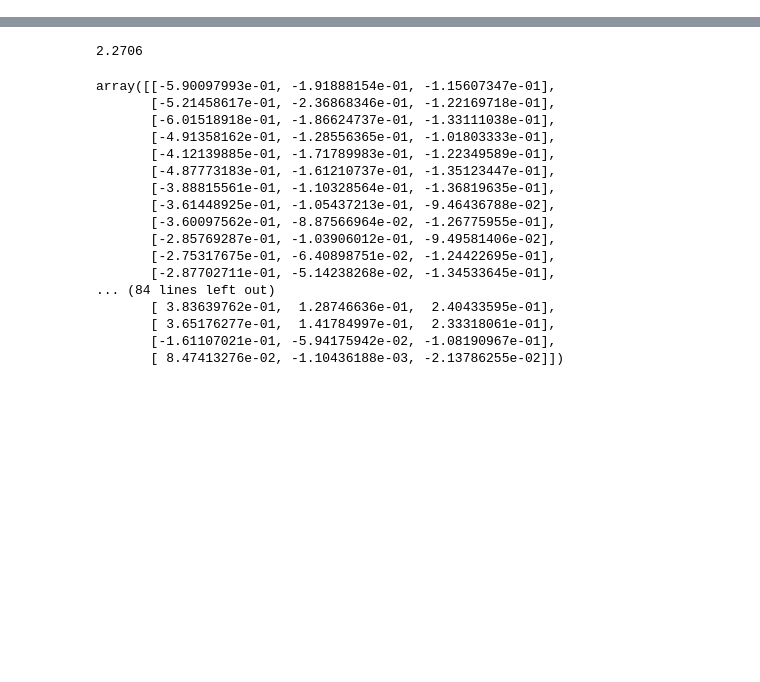
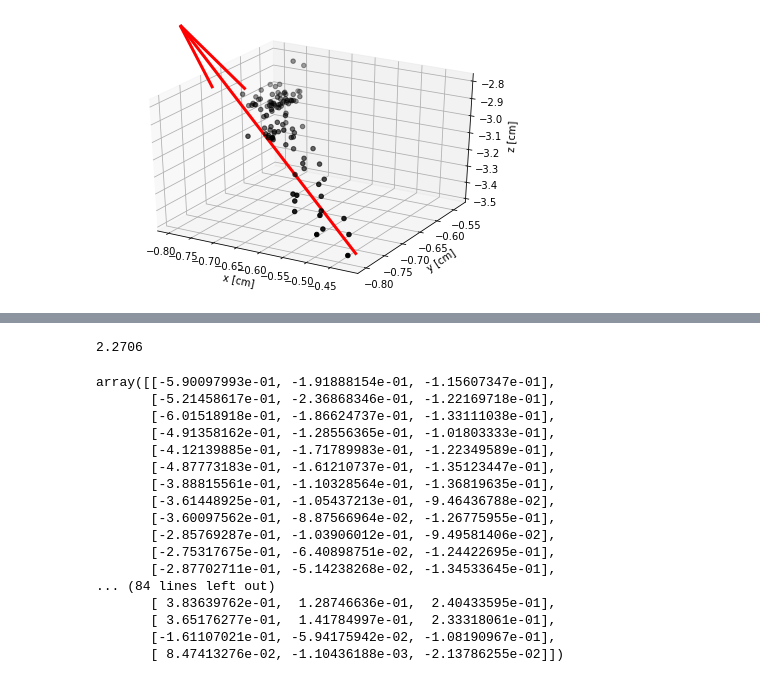
Before and after one commit to mghrear/3D_Heteroscedastic_Convnet, a Jupyter notebook: nonML_test.ipynb, the cells around one changed output, grey strips where cells are left out. Saved outputs shown, nothing was run; the diff lists cells and outputs as text; code cells hidden in the pictures; blank space fills up the shorter version.

```diff
--- a/nonML_test.ipynb
+++ b/nonML_test.ipynb
@@ -75,0 +125,17 @@ plot_track_dir(track['x'], track['y'], track['z'], track['offset'], track['dir']
+# %%
+x_vals, y_vals, z_vals = track.x, track.y, track.z
+charges =np.ones(len(x_vals))
+
+v_IP = non_ML(x_vals, y_vals, z_vals, charges)
+# %%
+# 3) keep only points where projected sign is same sgn(M3) and 1.5 M_2 <|proj_i| < 3 M2
+x2 = x_vals[ (np.sign(X_proj) == np.sign(M_3)) & ( (1.5*M_2) <  np.abs(X_proj) ) & (np.abs(X_proj) < (3*M_2))]
+y2 = y_vals[ (np.sign(X_proj) == np.sign(M_3)) & ( (1.5*M_2) <  np.abs(X_proj) ) & (np.abs(X_proj) < (3*M_2))]
+z2 = z_vals[ (np.sign(X_proj) == np.sign(M_3)) & ( (1.5*M_2) <  np.abs(X_proj) ) & (np.abs(X_proj) < (3*M_2))]
+
+X_IR = X [ (np.sign(X_proj) == np.sign(M_3)) & ( (1.5*M_2) <  np.abs(X_proj) ) & (np.abs(X_proj) < (3*M_2))]
+# %%
+# Plot the track
+plot_track_dir(x2, y2, z2, track['offset'], track['dir'])
+# %% [output]
+[figure, added]
```
Also changed, not shown: parts of 24 cells of this notebook, 2 other files.
